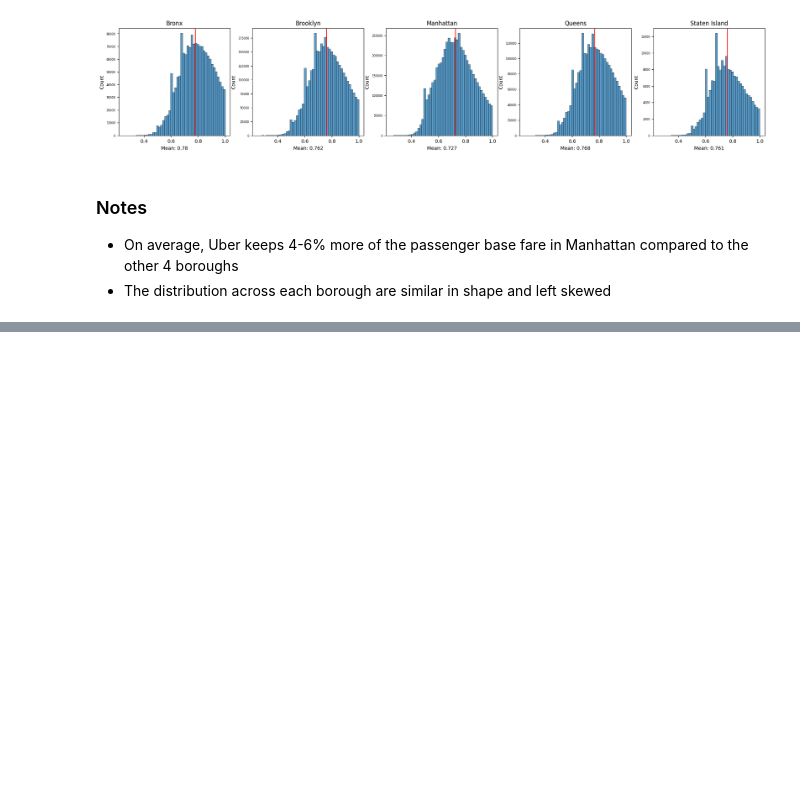
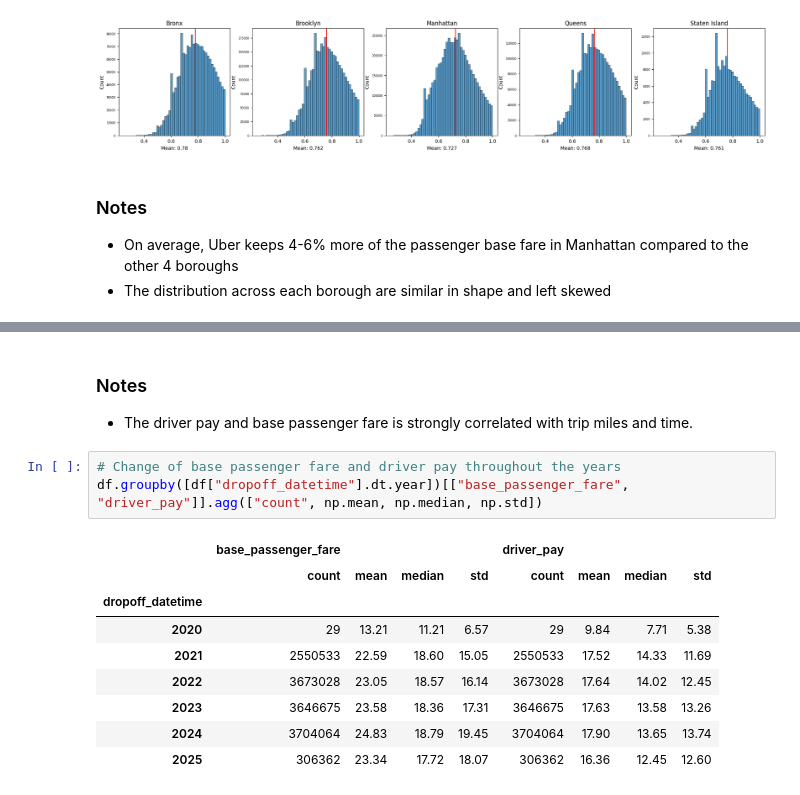
Before and after one commit to kazirshahria/nyc_trip_data_analysis, a Jupyter notebook: project/04_analysis.ipynb, the cells around one changed output, grey strips where cells are left out. Cells and saved outputs as stored; diff of their text form; blank space fills up the shorter version.

```diff
--- a/project/04_analysis.ipynb
+++ b/project/04_analysis.ipynb
@@ -192,0 +201,17 @@ for i, borough in enumerate(["Bronx", "Brooklyn", "Manhattan", "Queens", "Staten
+# %% [markdown]
+### Notes
+
+- The driver pay and base passenger fare is strongly correlated with trip miles and time.
+# %%
+# Change of base passenger fare and driver pay throughout the years
+df.groupby([df["dropoff_datetime"].dt.year])[["base_passenger_fare", "driver_pay"]].agg(["count", np.mean, np.median, np.std])
+# %% [output]
+|  | base_passenger_fare |  |  |  | driver_pay |  |  |  |
+|  | count | mean | median | std | count | mean | median | std |
+| dropoff_datetime |  |  |  |  |  |  |  |  |
+| 2020 | 29 | 13.21 | 11.21 | 6.57 | 29 | 9.84 | 7.71 | 5.38 |
+| 2021 | 2550533 | 22.59 | 18.60 | 15.05 | 2550533 | 17.52 | 14.33 | 11.69 |
+| 2022 | 3673028 | 23.05 | 18.57 | 16.14 | 3673028 | 17.64 | 14.02 | 12.45 |
+| 2023 | 3646675 | 23.58 | 18.36 | 17.31 | 3646675 | 17.63 | 13.58 | 13.26 |
+| 2024 | 3704064 | 24.83 | 18.79 | 19.45 | 3704064 | 17.90 | 13.65 | 13.74 |
+| 2025 | 306362 | 23.34 | 17.72 | 18.07 | 306362 | 16.36 | 12.45 | 12.60 |
```
Also changed, not shown: parts of 7 cells of this notebook.
